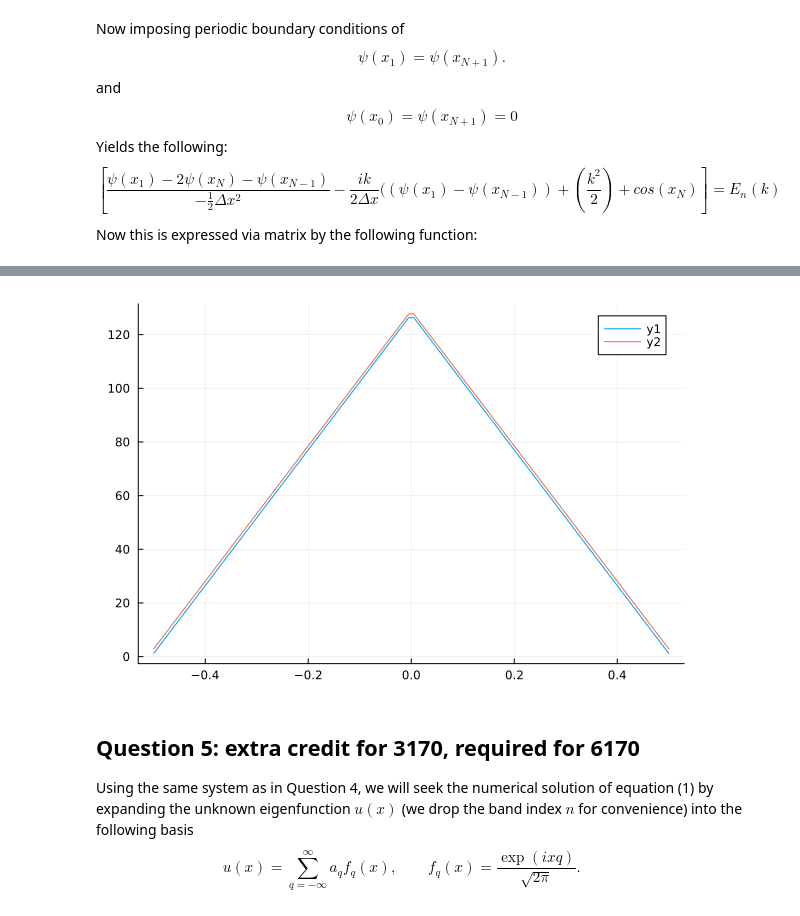
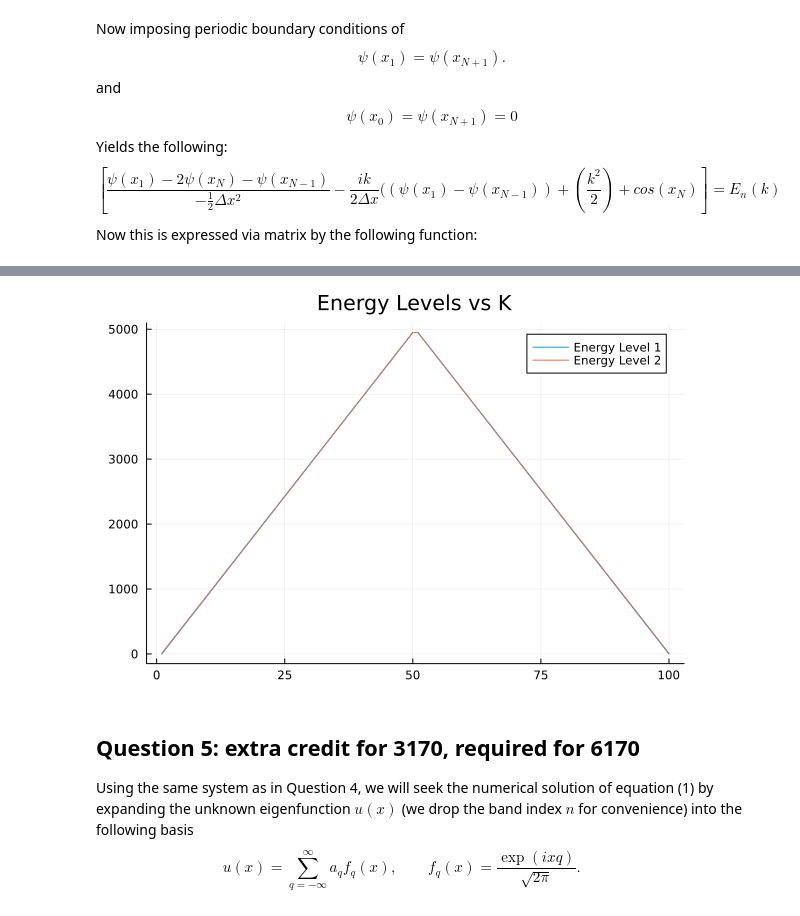
Before and after one commit to jloch206/Comp_Phys_Lochner, a Jupyter notebook: Homework3.ipynb, the cells around one changed output, grey strips where cells are left out. Cells and saved outputs as stored; diff of their text form; code cells hidden in the pictures.

```diff
--- a/Homework3.ipynb
+++ b/Homework3.ipynb
@@ -360,7 +343,7 @@ function prob_4_energies(U::Function,a::Real,b::Real,N::Real,k::Real)
         1    => - var1 * ones(N-1),
         N-1  => var1 * ones(1),
         -N+1 => - var1 * ones(1) )
-        +
+        -
         diagm(
         -1   => var2 * ones(N-1),
         0    => 0 * ones(N),
@@ -369,7 +352,7 @@ function prob_4_energies(U::Function,a::Real,b::Real,N::Real,k::Real)
         -N+1 => - var2 * ones(1) )
         .+cos.(x[t]))
         end
-        hamiltonian += diagm(U.(x))
+        hamiltonian += diagm(U.(x)) .+(k^2)/2
     return eigvals(hamiltonian)
     end
 # %% [output]
@@ -398,7 +365,7 @@ lev1=zeros(N)
 lev2=zeros(N)
 for i in 1:N
     energies4=zeros(N)
-    energies4=prob_4_energies(x -> 0.5 * x ^ 2,0,L,N,k[i])
+    energies4=prob_4_energies(x -> 0,0,1,N,k[i])
 energies4= real.(energies4)
 lev1[i]=energies4[1]
 lev2[i]=energies4[2]
@@ -406,11 +373,11 @@ end
 # %%
 ## Plotting
 using Plots
 theme(:default)
-pt4=Plots.plot(k,lev1)
-Plots.plot!(pt4,k,lev2)
+plot(lev1,label="Energy Level 1",title="Energy Levels vs K")
+plot!(lev2,label="Energy Level 2")
 # %% [output]
-[figure, old version]
+[figure, new version]
 # %% [markdown]
 ## Question 5: extra credit for 3170, required for 6170
 
```
Also changed, not shown: parts of 3 cells of this notebook.
